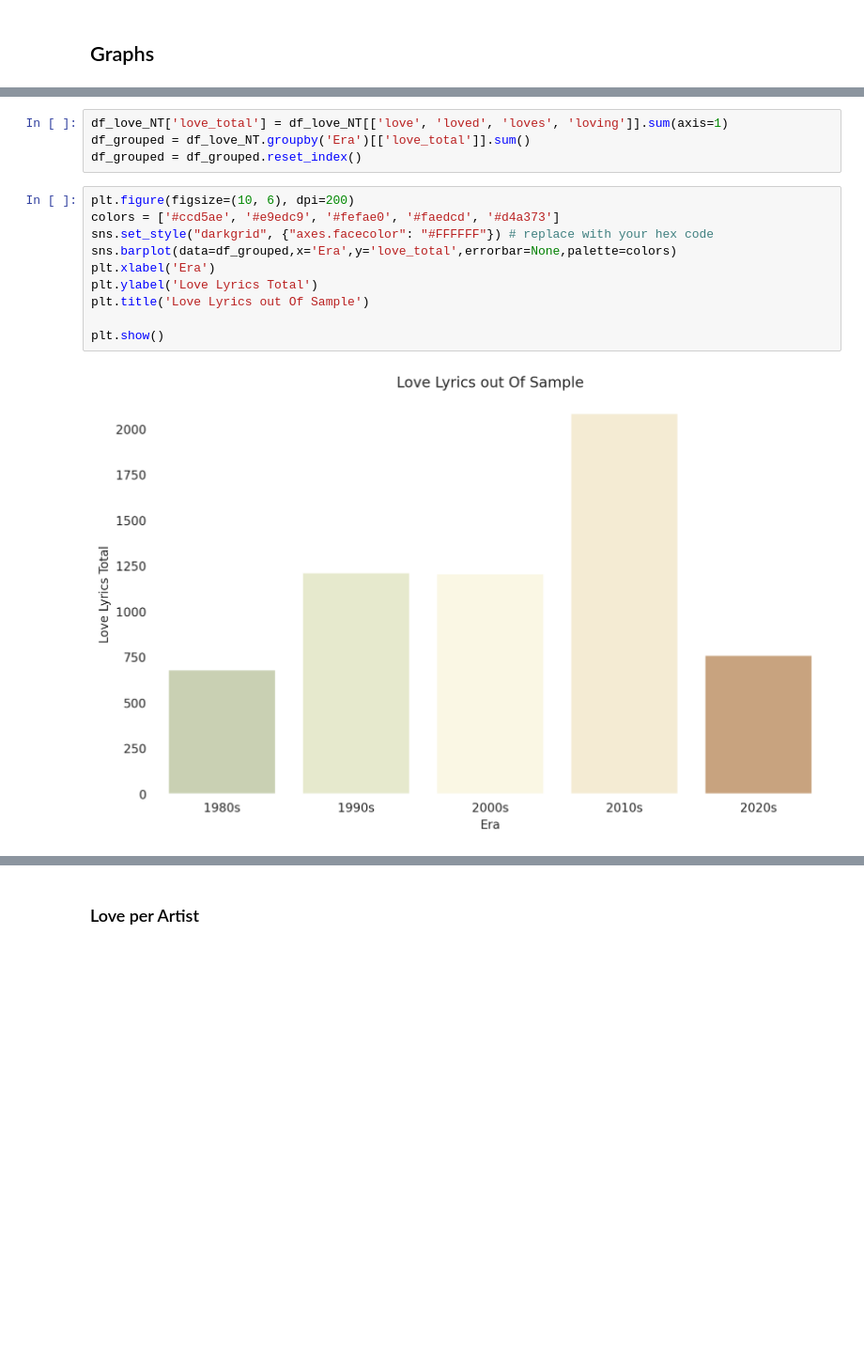
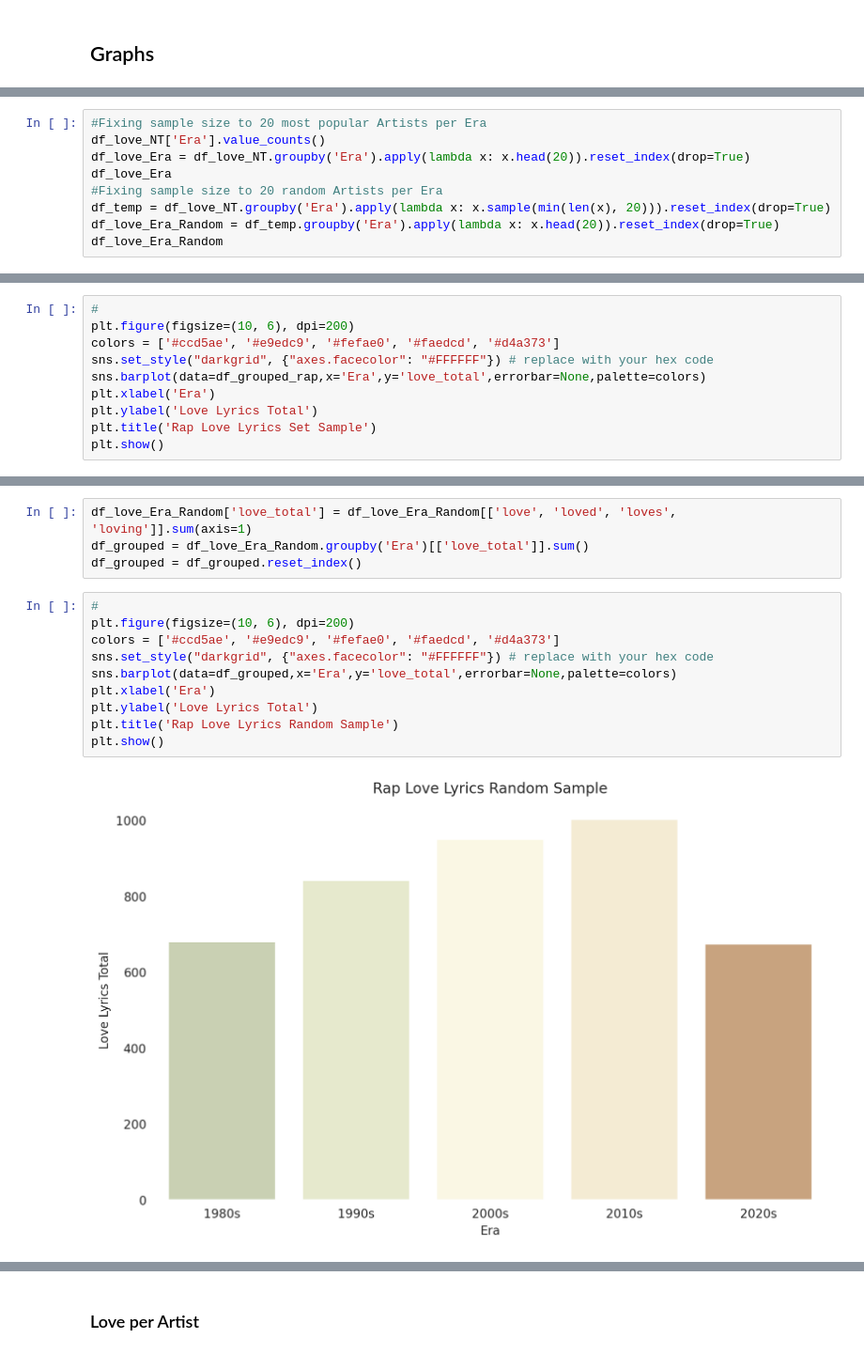
Before and after one commit to TrippingLettuce/Where-is-the-love, a Jupyter notebook: src/analysis.ipynb, the cells around one changed output, grey strips where cells are left out. Shown at 94% size. Cells and saved outputs as stored; diff of their text form; blank space fills up the shorter version.

```diff
--- a/src/analysis.ipynb
+++ b/src/analysis.ipynb
@@ -75,0 +124,9 @@ df_love_NT
+# %%
+#Fixing sample size to 20 most popular Artists per Era
+df_love_NT['Era'].value_counts()
+df_love_Era = df_love_NT.groupby('Era').apply(lambda x: x.head(20)).reset_index(drop=True)
+df_love_Era
+#Fixing sample size to 20 random Artists per Era
+df_temp = df_love_NT.groupby('Era').apply(lambda x: x.sample(min(len(x), 20))).reset_index(drop=True)
+df_love_Era_Random = df_temp.groupby('Era').apply(lambda x: x.head(20)).reset_index(drop=True)
+df_love_Era_Random
@@ -75,0 +159,10 @@ df_love_NT
+# %%
+#
+plt.figure(figsize=(10, 6), dpi=200)
+colors = ['#ccd5ae', '#e9edc9', '#fefae0', '#faedcd', '#d4a373']
+sns.set_style("darkgrid", {"axes.facecolor": "#FFFFFF"}) # replace with your hex code
+sns.barplot(data=df_grouped_rap,x='Era',y='love_total',errorbar=None,palette=colors)
+plt.xlabel('Era')
+plt.ylabel('Love Lyrics Total')
+plt.title('Rap Love Lyrics Set Sample')
+plt.show()
@@ -76,16 +171,16 @@ df_love_NT
 # %%
-df_love_NT['love_total'] = df_love_NT[['love', 'loved', 'loves', 'loving']].sum(axis=1)
-df_grouped = df_love_NT.groupby('Era')[['love_total']].sum()
+df_love_Era_Random['love_total'] = df_love_Era_Random[['love', 'loved', 'loves', 'loving']].sum(axis=1)
+df_grouped = df_love_Era_Random.groupby('Era')[['love_total']].sum()
 df_grouped = df_grouped.reset_index()
 # %%
+#
 plt.figure(figsize=(10, 6), dpi=200)
 colors = ['#ccd5ae', '#e9edc9', '#fefae0', '#faedcd', '#d4a373']
 sns.set_style("darkgrid", {"axes.facecolor": "#FFFFFF"}) # replace with your hex code
 sns.barplot(data=df_grouped,x='Era',y='love_total',errorbar=None,palette=colors)
 plt.xlabel('Era')
 plt.ylabel('Love Lyrics Total')
-plt.title('Love Lyrics out Of Sample')
-
+plt.title('Rap Love Lyrics Random Sample')
 plt.show()
 # %% [output]
-[figure, old version]
+[figure, new version]
```
Also changed, not shown: parts of 41 cells of this notebook, 5 other files.
